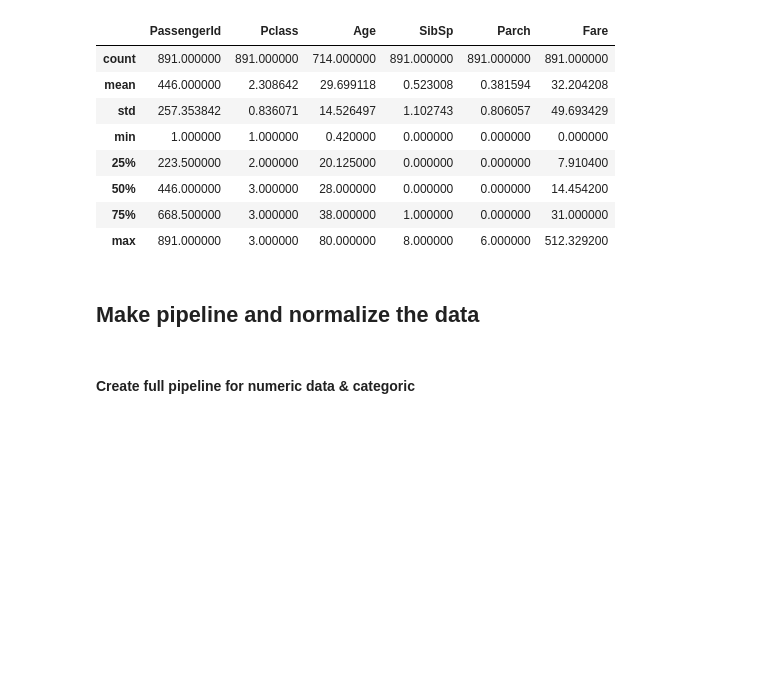
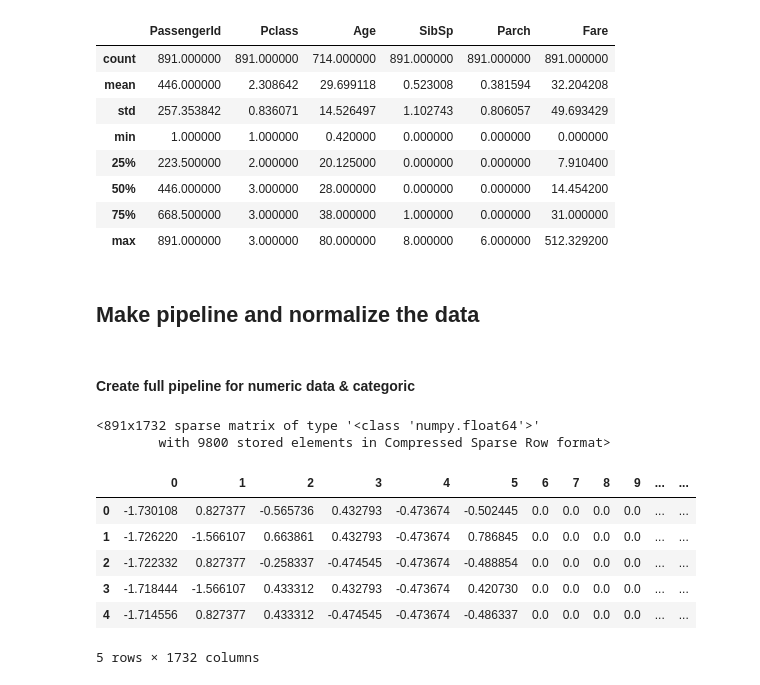
Before and after one commit to AmirGhnbr/Titanic, a Jupyter notebook: Titanic.ipynb, the cells around one changed output. Cells and saved outputs as stored; diff of their text form; code cells hidden in the pictures; blank space fills up the shorter version.

Commit message:
make data ready for models

```diff
--- a/Titanic.ipynb
+++ b/Titanic.ipynb
@@ -88,9 +88,39 @@ from sklearn.pipeline import Pipeline
 from sklearn.impute import SimpleImputer
 from sklearn.preprocessing import StandardScaler
 
-num_cat = X_train.select_dtypes(include="number")
+num_data = X_train.select_dtypes(include="number")
+num_attri = list(num_data)
 
 num_pipeline = Pipeline([
-    ("imputer",SimpleImputer),
+    ("imputer",SimpleImputer(strategy="median")),
     ("Scaler", StandardScaler())
 ])
+# %%
+## catagorical
+cat_data = X_train.select_dtypes(include="object").columns
+cat_attri= list(cat_data)
+# %%
+## FULL PIPELINE
+from sklearn.compose import ColumnTransformer
+from sklearn.preprocessing import OneHotEncoder
+
+full_pipeline_train = ColumnTransformer([
+    ("num", num_pipeline, num_attri),
+    ("cat", OneHotEncoder(),cat_attri)
+])
+transformed_data = full_pipeline_train.fit_transform(X_train)
+transformed_data
+# %% [output]
+<891x1732 sparse matrix of type '<class 'numpy.float64'>'
+        with 9800 stored elements in Compressed Sparse Row format>
+# %%
+df_prepared = pd.DataFrame.sparse.from_spmatrix(transformed_data)
+df_prepared.head()
+# %% [output]
+|  | 0 | 1 | 2 | 3 | 4 | 5 | 6 | 7 | 8 | 9 | ... | ... |
+| 0 | -1.730108 | 0.827377 | -0.565736 | 0.432793 | -0.473674 | -0.502445 | 0.0 | 0.0 | 0.0 | 0.0 | ... | ... |
+| 1 | -1.726220 | -1.566107 | 0.663861 | 0.432793 | -0.473674 | 0.786845 | 0.0 | 0.0 | 0.0 | 0.0 | ... | ... |
+| 2 | -1.722332 | 0.827377 | -0.258337 | -0.474545 | -0.473674 | -0.488854 | 0.0 | 0.0 | 0.0 | 0.0 | ... | ... |
+| 3 | -1.718444 | -1.566107 | 0.433312 | 0.432793 | -0.473674 | 0.420730 | 0.0 | 0.0 | 0.0 | 0.0 | ... | ... |
+| 4 | -1.714556 | 0.827377 | 0.433312 | -0.474545 | -0.473674 | -0.486337 | 0.0 | 0.0 | 0.0 | 0.0 | ... | ... |
+5 rows × 1732 columns
```
